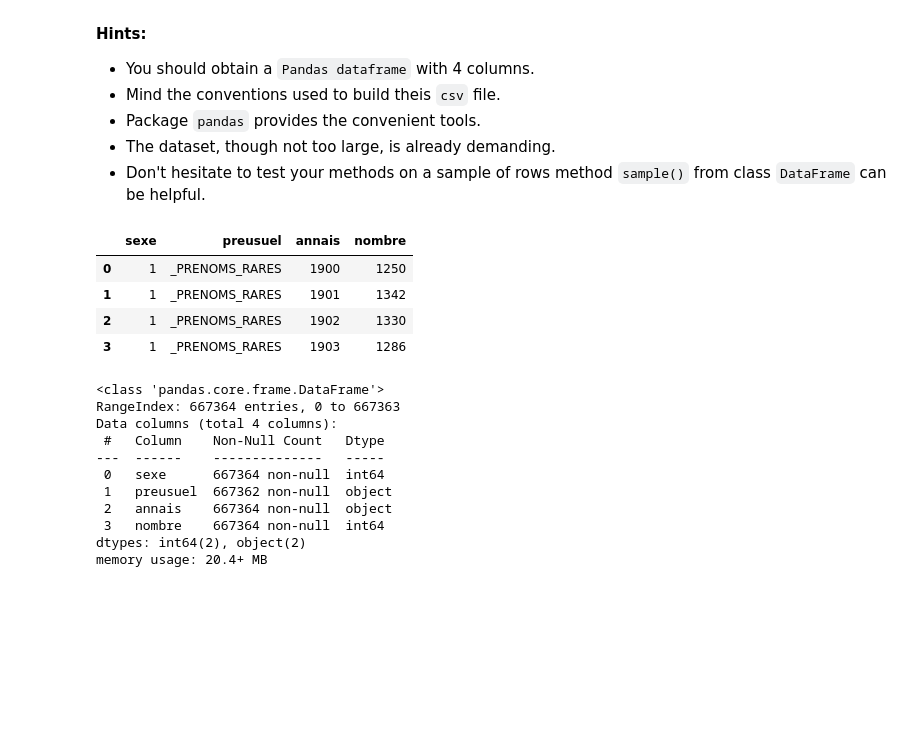
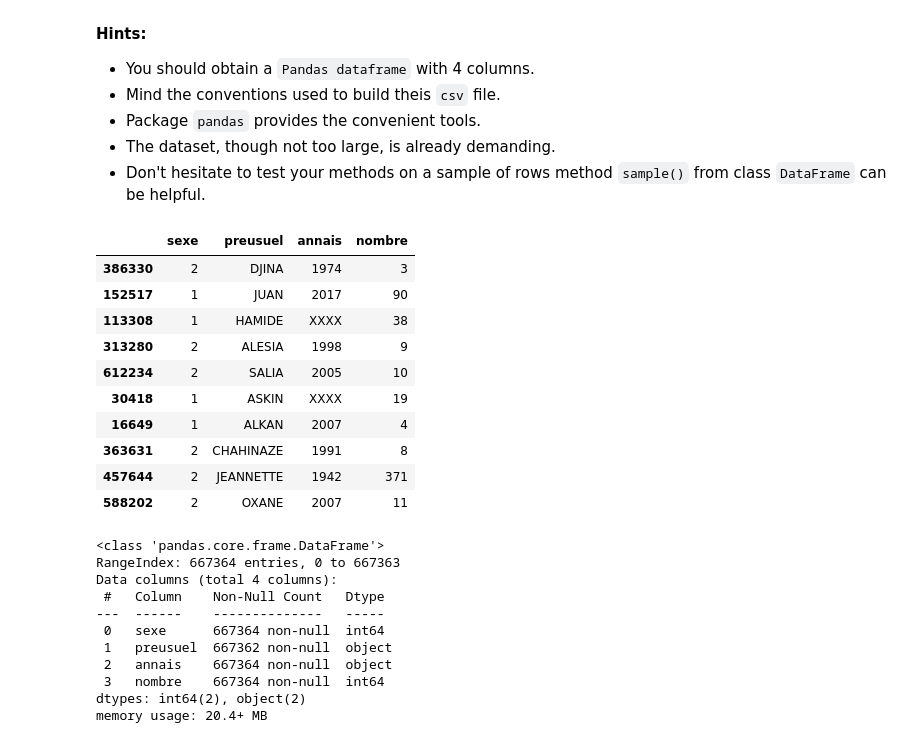
Before and after one commit to PetitPoissonL/Big-Data-Technologies, a Jupyter notebook: homework01.ipynb, the cells around one changed output. Drawn from its saved outputs; the diff is of its cells as text; code cells hidden in the pictures; blank space fills up the shorter version.

```diff
--- a/homework01.ipynb
+++ b/homework01.ipynb
@@ -153,13 +161,19 @@ __Hints:__
 # %%
 # your code here
 data = pd.read_csv('nat2020_csv.zip', compression='zip', sep=';')
-data.head(n = 4)
+data.sample(10)
 # %% [output]
 |  | sexe | preusuel | annais | nombre |
-| 0 | 1 | _PRENOMS_RARES | 1900 | 1250 |
-| 1 | 1 | _PRENOMS_RARES | 1901 | 1342 |
-| 2 | 1 | _PRENOMS_RARES | 1902 | 1330 |
-| 3 | 1 | _PRENOMS_RARES | 1903 | 1286 |
+| 386330 | 2 | DJINA | 1974 | 3 |
+| 152517 | 1 | JUAN | 2017 | 90 |
+| 113308 | 1 | HAMIDE | XXXX | 38 |
+| 313280 | 2 | ALESIA | 1998 | 9 |
+| 612234 | 2 | SALIA | 2005 | 10 |
+| 30418 | 1 | ASKIN | XXXX | 19 |
+| 16649 | 1 | ALKAN | 2007 | 4 |
+| 363631 | 2 | CHAHINAZE | 1991 | 8 |
+| 457644 | 2 | JEANNETTE | 1942 | 371 |
+| 588202 | 2 | OXANE | 2007 | 11 |
 # %%
 data.info()
 # %% [output]
```
Also changed, not shown: parts of 28 cells of this notebook.
